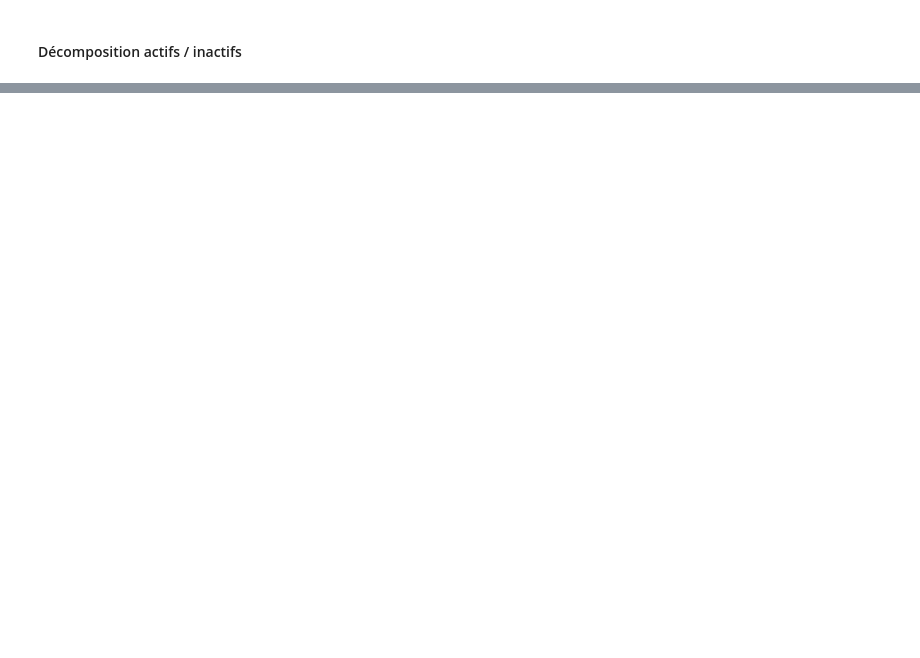
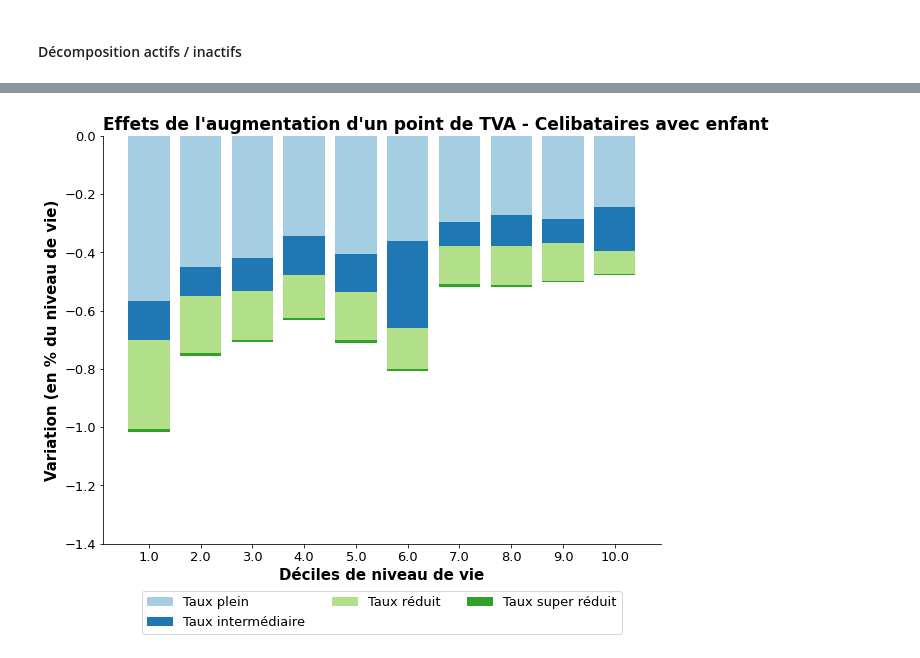
Before and after one commit to openfisca/openfisca-france-indirect-taxation, a Jupyter notebook: openfisca_france_indirect_taxation/projects/TVA/Replication_TVA_budget_2025.ipynb, the cells around one changed output, grey strips where cells are left out. Saved outputs shown, nothing was run; the diff lists cells and outputs as text; code cells hidden in the pictures; blank space fills up the shorter version.

```diff
--- a/openfisca_france_indirect_taxation/projects/TVA/Replication_TVA_budget_2025.ipynb
+++ b/openfisca_france_indirect_taxation/projects/TVA/Replication_TVA_budget_2025.ipynb
@@ -375,0 +515,16 @@ double_stacked_bar_plot(difference_by_decile_not_actifs,
+# %%
+stacked_bar_plot(df_by_decile_famille_2,
+                 variables = ['Taux_effort_tva_taux_{}'.format(taux) for taux in liste_taux],
+                 labels = ['Taux plein','Taux intermédiaire','Taux réduit','Taux super réduit'],
+                 title = "Effets de l'augmentation d'un point de TVA - Celibataires avec enfant",
+                 xlabel = 'Déciles de niveau de vie' ,
+                 ylabel ='Variation (en % du niveau de vie)',
+                 ylim = (-1.4, 0),
+                 colors = list(sns.color_palette("Paired")),
+                 savefig = True,
+                 output_path = output_path,
+                 outfile = 'Taux_effort_celib_with_kids.pdf',
+                #  errors = 'errors'
+                )
+# %% [output]
+[figure, added]
```
Also changed, not shown: parts of 71 cells of this notebook, 1 other file.
